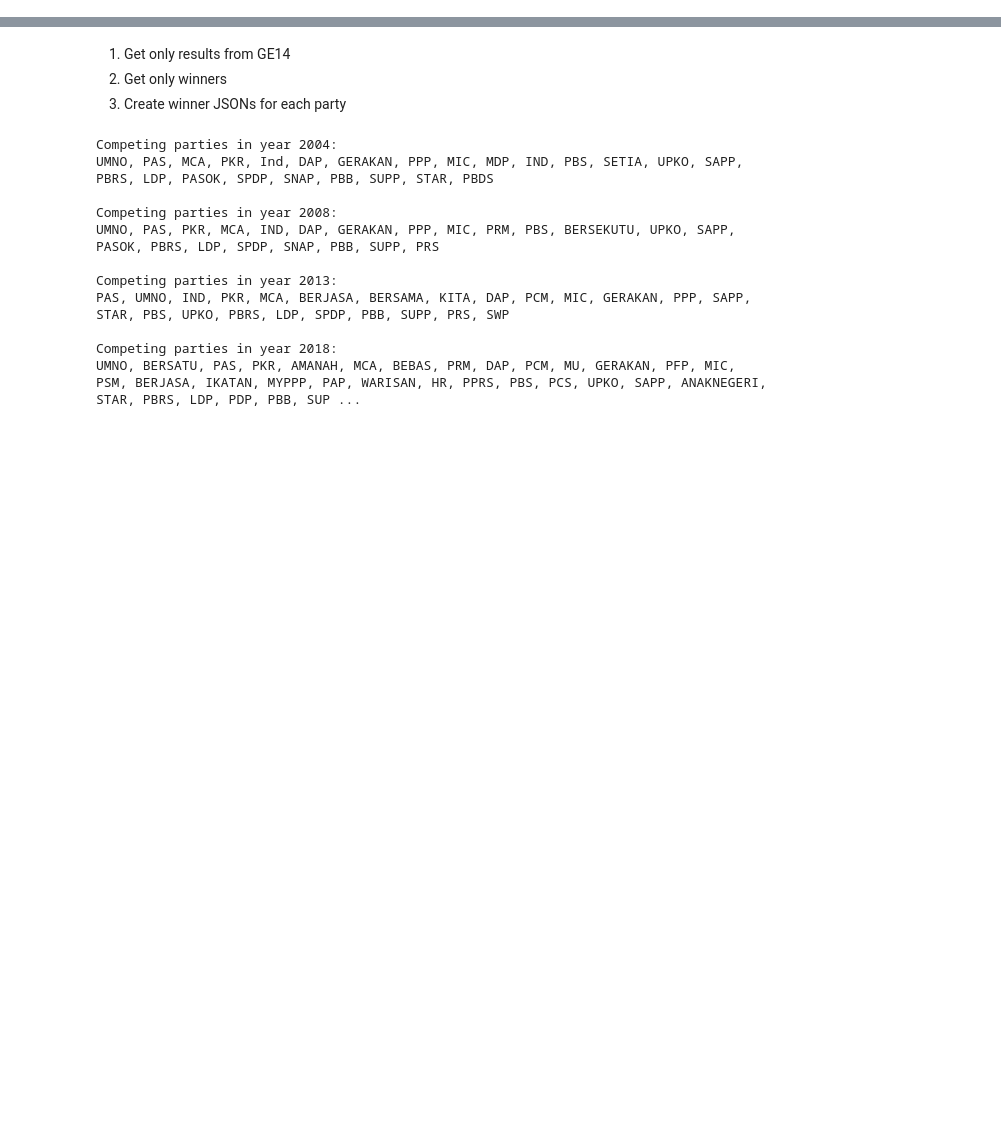
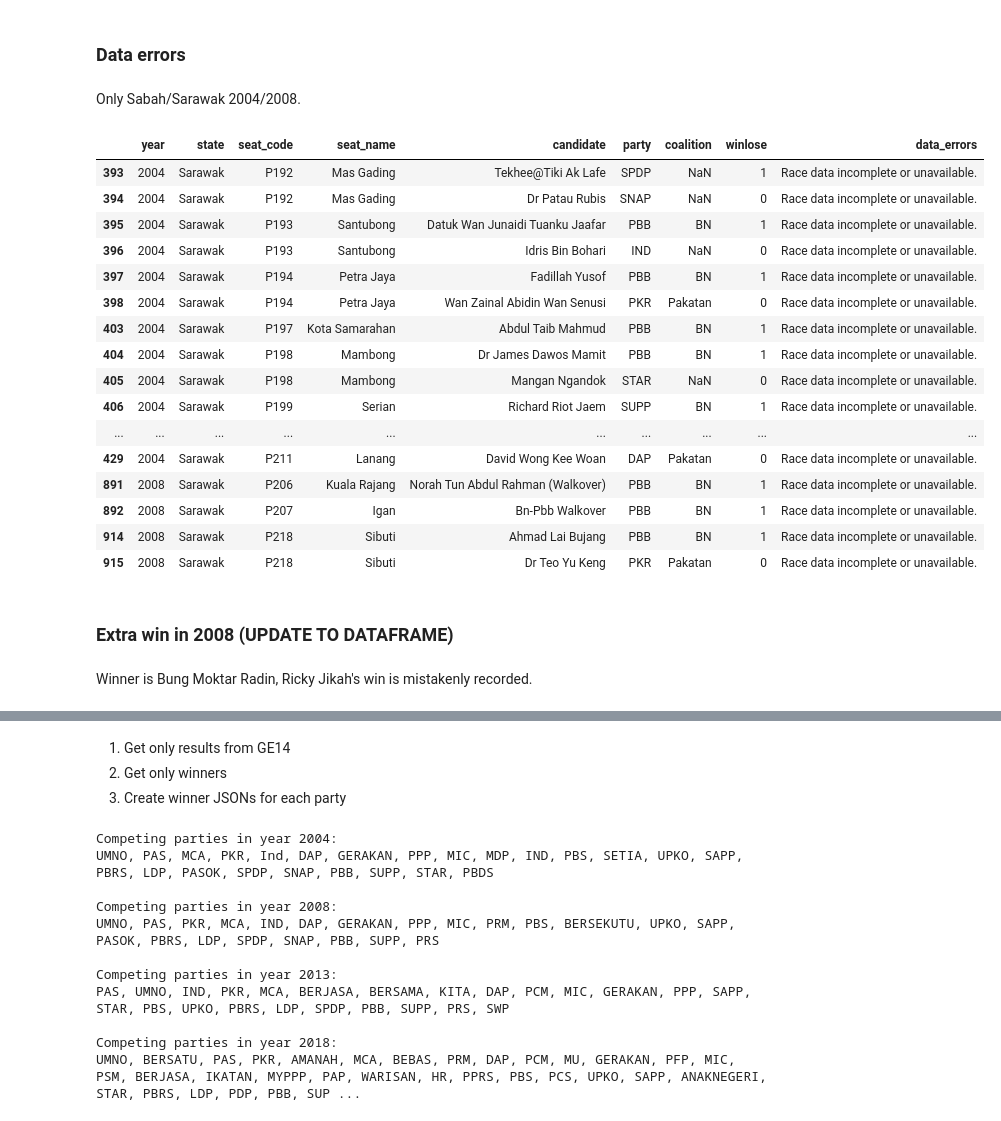
Before and after one commit to theianchan/ge14-map, a Jupyter notebook: explorer.ipynb, the cells around one changed output, grey strips where cells are left out. Drawn from its saved outputs; the diff is of its cells as text; code cells hidden in the pictures; blank space fills up the shorter version.

```diff
--- a/explorer.ipynb
+++ b/explorer.ipynb
@@ -32,0 +18,2 @@ ge.head(3).T
+# %%
+cols_simple = ['year', 'state', 'seat_code', 'seat_name', 'candidate', 'party', 'coalition', 'winlose']
@@ -32,0 +123,29 @@ ge.head(3).T
+# %% [markdown]
+### Data errors
+# %% [markdown]
+Only Sabah/Sarawak 2004/2008.
+# %%
+data_errors = ge[~ge["data_errors"].isnull()]
+data_errors[list([*cols_simple, 'data_errors'])]
+# %% [output]
+|  | year | state | seat_code | seat_name | candidate | party | coalition | winlose | data_errors |
+| 393 | 2004 | Sarawak | P192 | Mas Gading | Tekhee@Tiki Ak Lafe | SPDP | NaN | 1 | Race data incomplete or unavailable. |
+| 394 | 2004 | Sarawak | P192 | Mas Gading | Dr Patau Rubis | SNAP | NaN | 0 | Race data incomplete or unavailable. |
+| 395 | 2004 | Sarawak | P193 | Santubong | Datuk Wan Junaidi Tuanku Jaafar | PBB | BN | 1 | Race data incomplete or unavailable. |
+| 396 | 2004 | Sarawak | P193 | Santubong | Idris Bin Bohari | IND | NaN | 0 | Race data incomplete or unavailable. |
+| 397 | 2004 | Sarawak | P194 | Petra Jaya | Fadillah Yusof | PBB | BN | 1 | Race data incomplete or unavailable. |
+| 398 | 2004 | Sarawak | P194 | Petra Jaya | Wan Zainal Abidin Wan Senusi | PKR | Pakatan | 0 | Race data incomplete or unavailable. |
+| 403 | 2004 | Sarawak | P197 | Kota Samarahan | Abdul Taib Mahmud | PBB | BN | 1 | Race data incomplete or unavailable. |
+| 404 | 2004 | Sarawak | P198 | Mambong | Dr James Dawos Mamit | PBB | BN | 1 | Race data incomplete or unavailable. |
+| 405 | 2004 | Sarawak | P198 | Mambong | Mangan Ngandok | STAR | NaN | 0 | Race data incomplete or unavailable. |
+| 406 | 2004 | Sarawak | P199 | Serian | Richard Riot Jaem | SUPP | BN | 1 | Race data incomplete or unavailable. |
+| ... | ... | ... | ... | ... | ... | ... | ... | ... | ... |
+| 429 | 2004 | Sarawak | P211 | Lanang | David Wong Kee Woan | DAP | Pakatan | 0 | Race data incomplete or unavailable. |
+| 891 | 2008 | Sarawak | P206 | Kuala Rajang | Norah Tun Abdul Rahman (Walkover) | PBB | BN | 1 | Race data incomplete or unavailable. |
+| 892 | 2008 | Sarawak | P207 | Igan | Bn-Pbb Walkover | PBB | BN | 1 | Race data incomplete or unavailable. |
+| 914 | 2008 | Sarawak | P218 | Sibuti | Ahmad Lai Bujang | PBB | BN | 1 | Race data incomplete or unavailable. |
+| 915 | 2008 | Sarawak | P218 | Sibuti | Dr Teo Yu Keng | PKR | Pakatan | 0 | Race data incomplete or unavailable. |
+# %% [markdown]
+### Extra win in 2008 (UPDATE TO DATAFRAME)
+# %% [markdown]
+Winner is Bung Moktar Radin, Ricky Jikah's win is mistakenly recorded.
```
Also changed, not shown: parts of 36 cells of this notebook, 5 other files.
